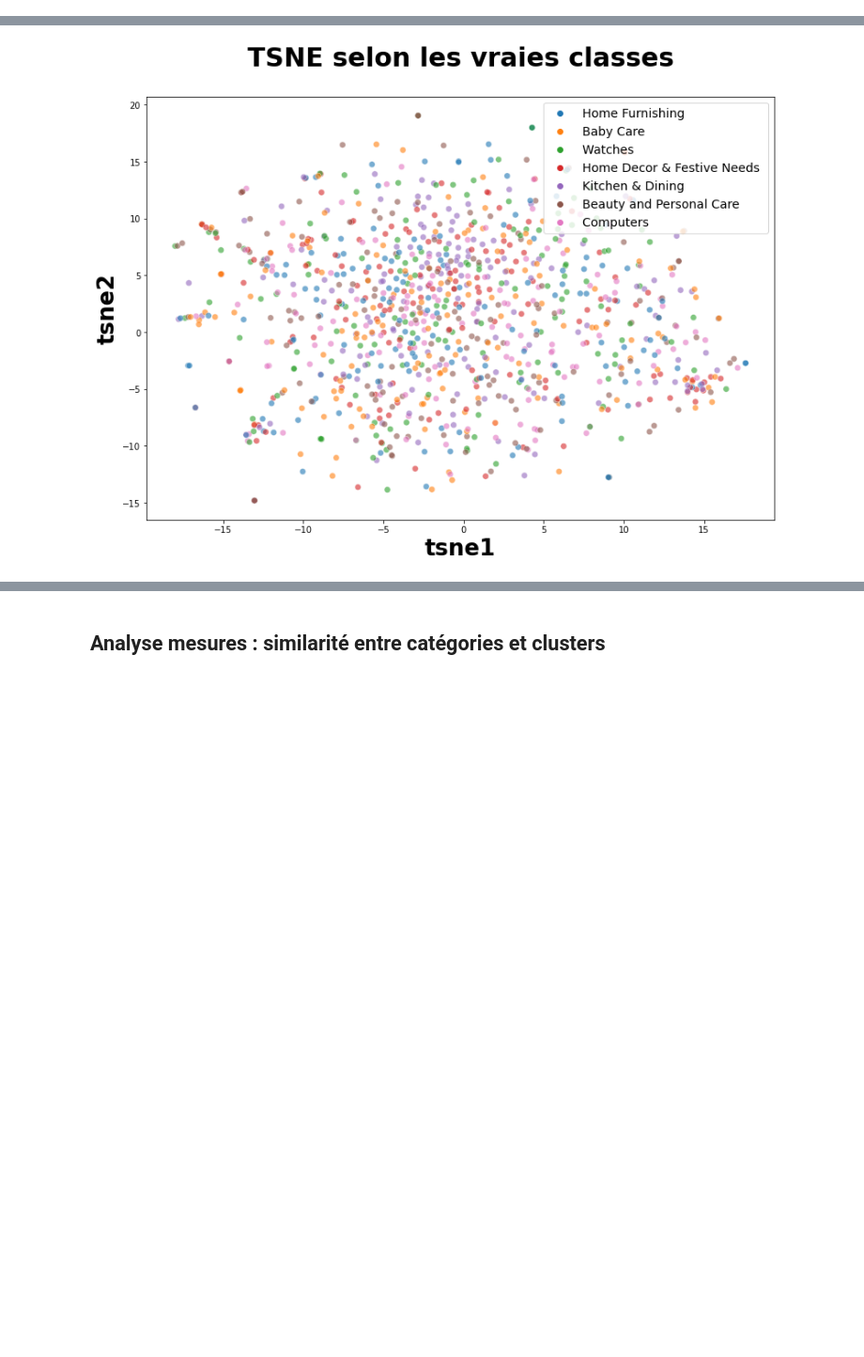
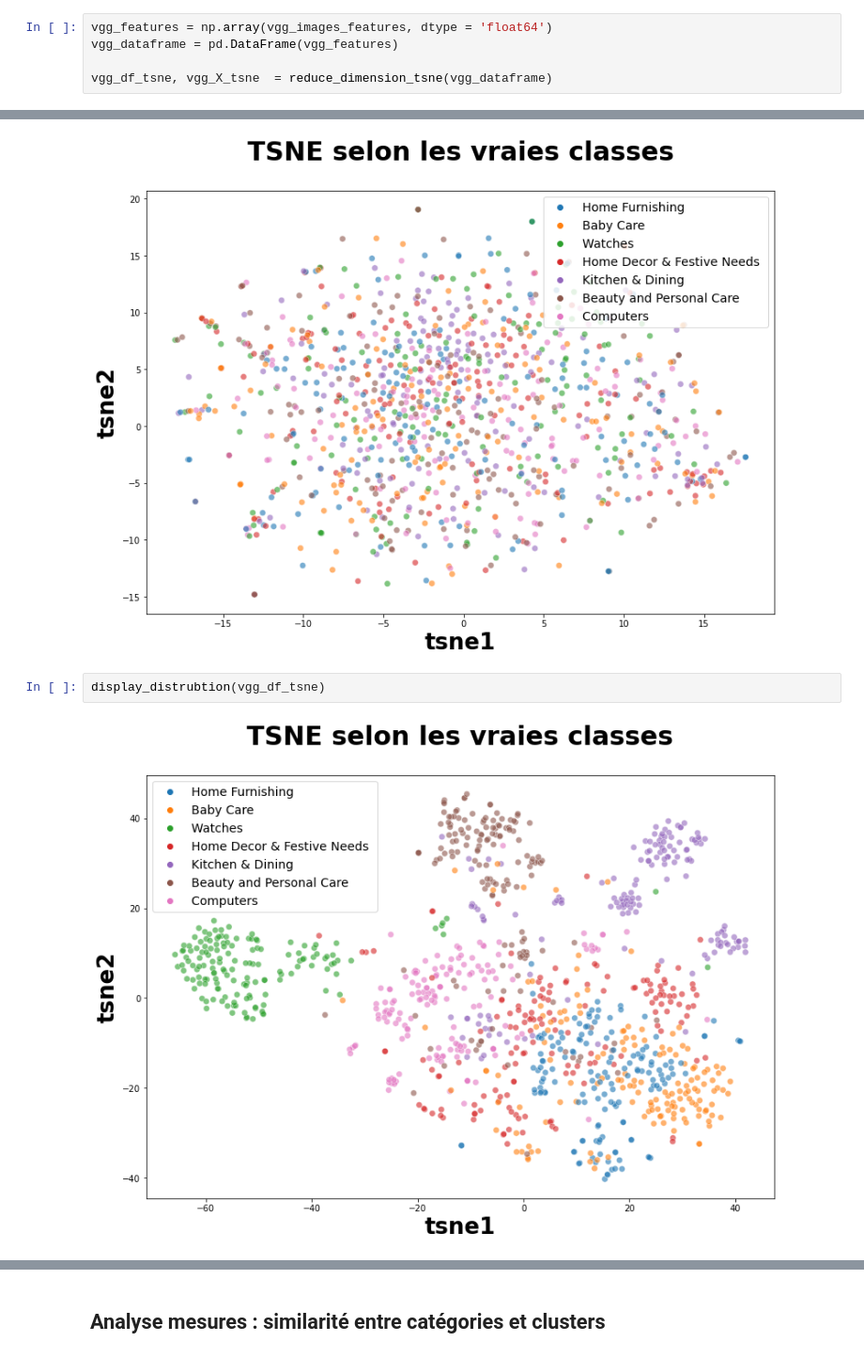
Before and after one commit to AbdulmagedALKHULAIFI/Automatic-classifer-consumer-goods, a Jupyter notebook: p6_2_IMG.ipynb, the cells around one changed output, grey strips where cells are left out. Shown at 94% size. Drawn from its saved outputs; the diff is of its cells as text; blank space fills up the shorter version.

```diff
--- a/p6_2_IMG.ipynb
+++ b/p6_2_IMG.ipynb
@@ -778,0 +781,5 @@ sift_df_tsne, sift_X_tsne  = reduce_dimension_tsne(sift_feat_pca)
+# %%
+vgg_features = np.array(vgg_images_features, dtype = 'float64')
+vgg_dataframe = pd.DataFrame(vgg_features)
+
+vgg_df_tsne, vgg_X_tsne  = reduce_dimension_tsne(vgg_dataframe)
@@ -814,3 +844,7 @@ display_distrubtion(orb_df_tsne)
 display_distrubtion(sift_df_tsne)
 # %% [output]
 [figure]
+# %%
+display_distrubtion(vgg_df_tsne)
+# %% [output]
+[figure, added]
```
Also changed, not shown: parts of 29 cells of this notebook.
